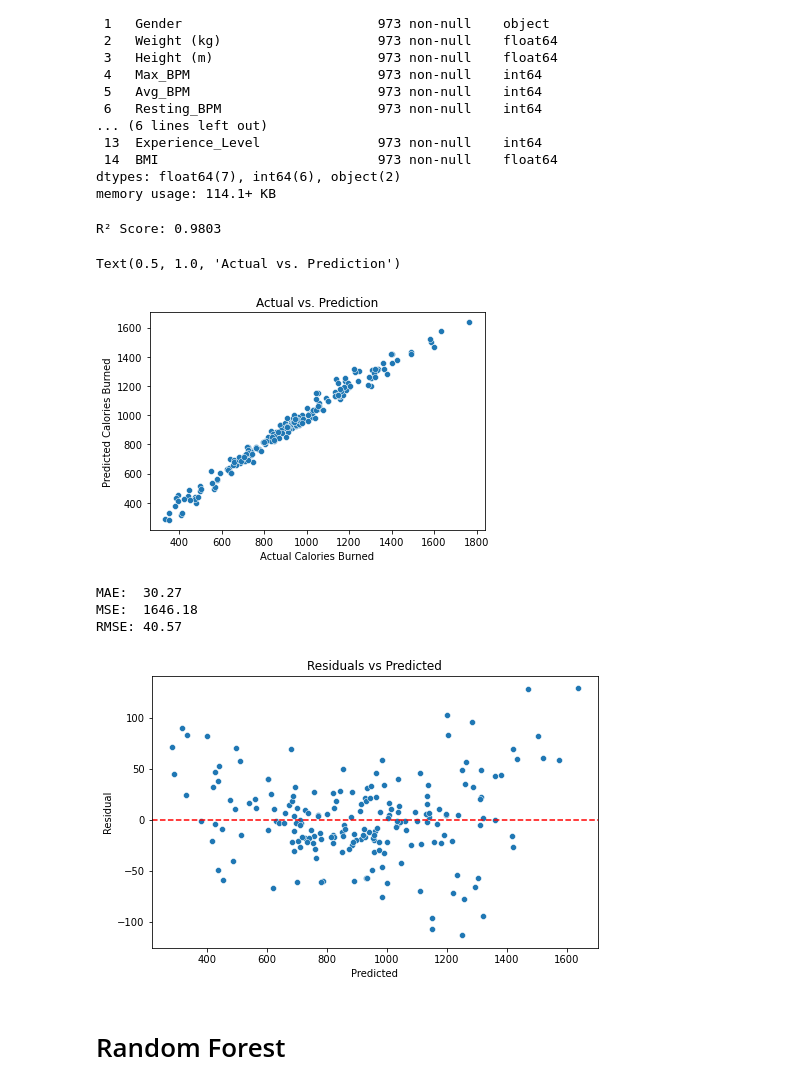
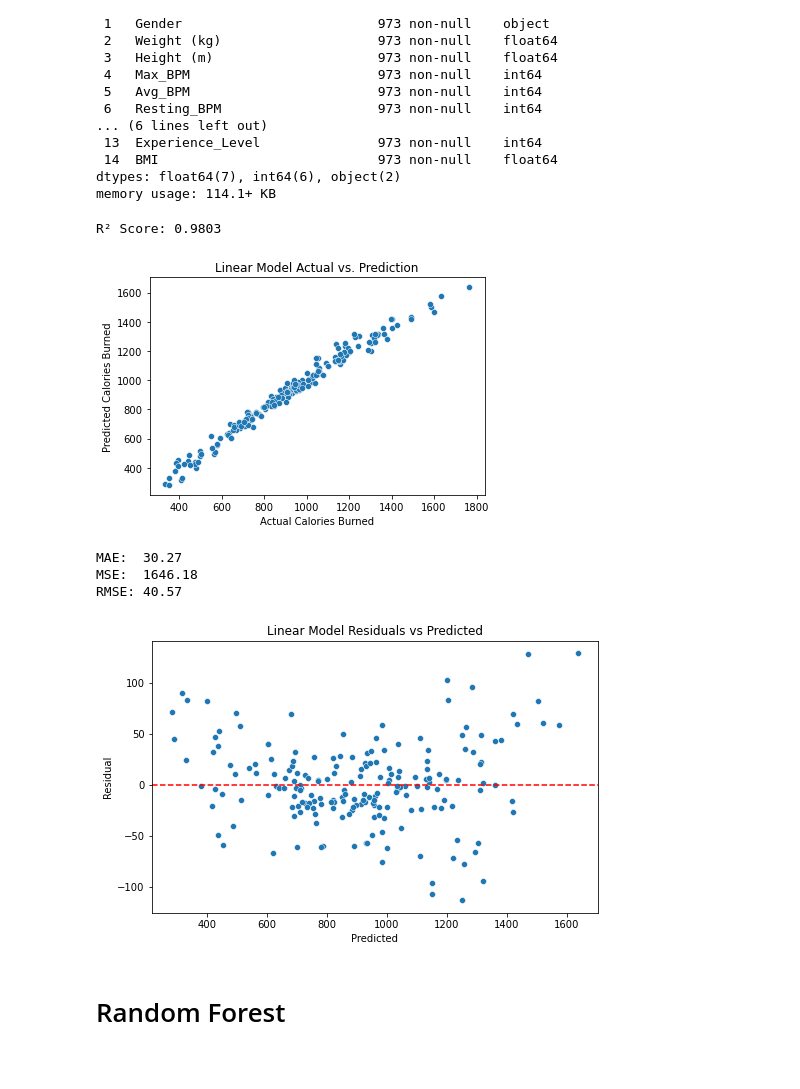
Before and after one commit to Noah-Prowell/gym_calories_proj, a Jupyter notebook: feature_engineering.ipynb, the cells around one changed output. Drawn from its saved outputs; the diff is of its cells as text; code cells hidden in the pictures.

```diff
--- a/feature_engineering.ipynb
+++ b/feature_engineering.ipynb
@@ -75,14 +75,14 @@ y_pred = model_pipeline.predict(X_test)
 # %%
 r2 = r2_score(y_test, y_pred)
 print(f'R² Score: {r2:.4f}')
 
 ax = sns.scatterplot(y_test,y_pred)
 ax.set(xlabel = "Actual Calories Burned", ylabel = "Predicted Calories Burned")
-plt.title("Actual vs. Prediction")
+plt.title("Linear Model Actual vs. Prediction")
+plt.savefig('images/linear_predicitions.png', bbox_inches='tight', facecolor='white')
 # %% [output]
 R² Score: 0.9803
-Text(0.5, 1.0, 'Actual vs. Prediction')
-[figure, old version]
+[figure, new version]
 # %%
 mae = mean_absolute_error(y_test, y_pred)
 mse = mean_squared_error(y_test, y_pred)
@@ -106,10 +106,10 @@ sns.scatterplot(x=y_pred, y=residuals)
 plt.axhline(0, color='red', linestyle='--')
 plt.xlabel('Predicted')
 plt.ylabel('Residual')
-plt.title('Residuals vs Predicted')
-plt.show()
+plt.title('Linear Model Residuals vs Predicted')
+plt.savefig('images/linear_residuals.png', bbox_inches='tight', facecolor='white')
 # %% [output]
-[figure, old version]
+[figure, new version]
 # %% [markdown]
 # Random Forest
 # %%
```
Also changed, not shown: parts of 4 cells of this notebook, 12 other files.
